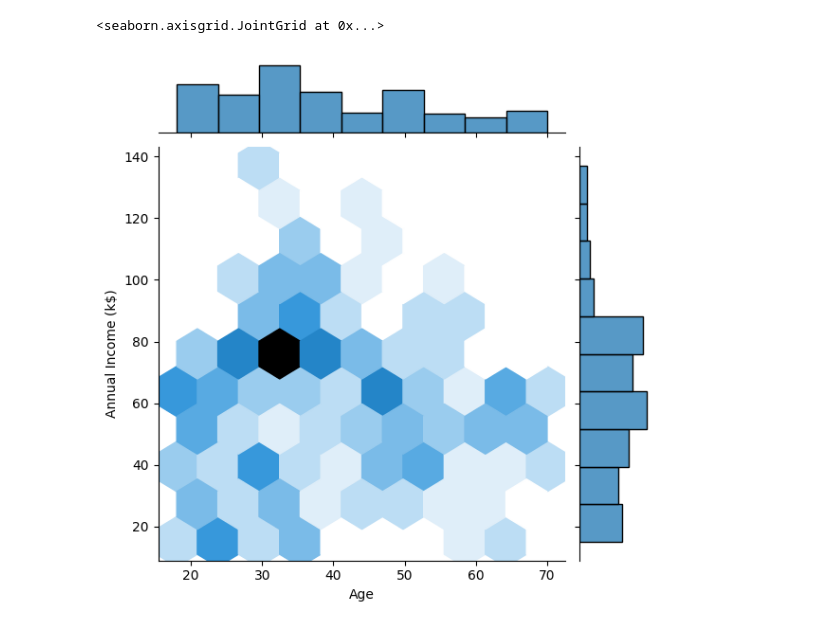
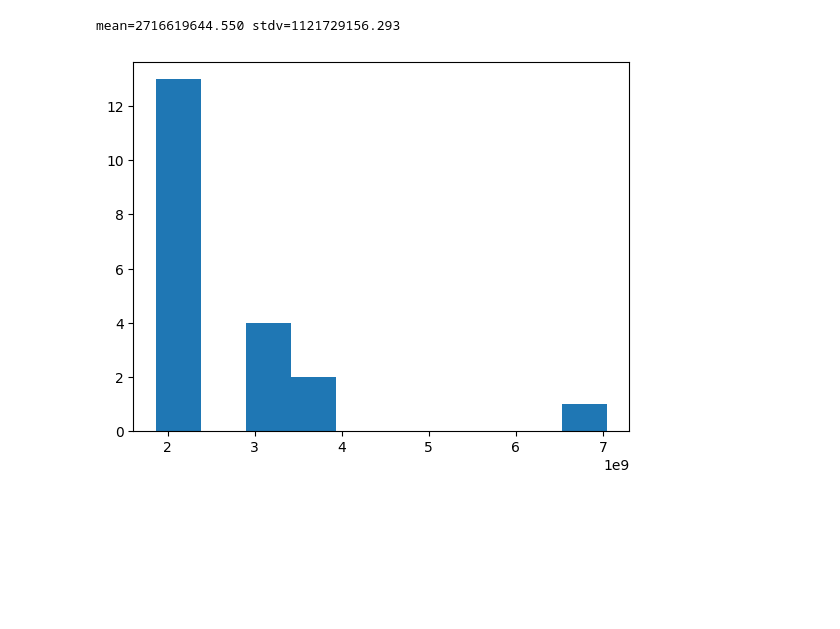
Before and after one commit to Katerina2626/ML, a Jupyter notebook: Untitled0.ipynb, the cells around one changed output. Cells and saved outputs as stored; diff of their text form; code cells hidden in the pictures; blank space fills up the shorter version.

```diff
--- a/Untitled0.ipynb
+++ b/Untitled0.ipynb
@@ -94,6 +3,30 @@ sns.pairplot(data, hue='Genre')
-# %%
-# Joint plot
-sns.jointplot(x='Age', y='Annual Income (k$)', data=data, kind='hex')
-# %% [output]
-<seaborn.axisgrid.JointGrid at 0x...>
-[figure, removed]
+# %%
+from numpy.random import seed
+from numpy.random import randn
+from numpy import mean
+from numpy import std
+import pandas as pd
+
+seed(1)
+data =pd.read_excel('/content/drive/MyDrive/Colab Notebooks/разработка нейронных сетей/олимпиады 2.2/датасет для 2.2.xlsx')
+data
+data1= data[["Gross in rubles (₽)[225]"]]
+print('mean=%.3f stdv=%.3f' % (mean(data1), std(data1)))
+# %% [output]
+mean=2716619644.550 stdv=1121729156.293
+# %%
+from numpy.random import seed
+from numpy.random import randn
+from numpy import mean
+from numpy import std
+import pandas as pd
+from matplotlib import pyplot
+
+seed(1)
+data =pd.read_excel('/content/drive/MyDrive/Colab Notebooks/разработка нейронных сетей/олимпиады 2.2/датасет для 2.2.xlsx')
+data
+data2= data[["Gross in rubles (₽)[225]"]]
+pyplot.hist(data2)
+pyplot.show()
+# %% [output]
+[figure, added]
```
Also changed, not shown: parts of 17 cells of this notebook.
